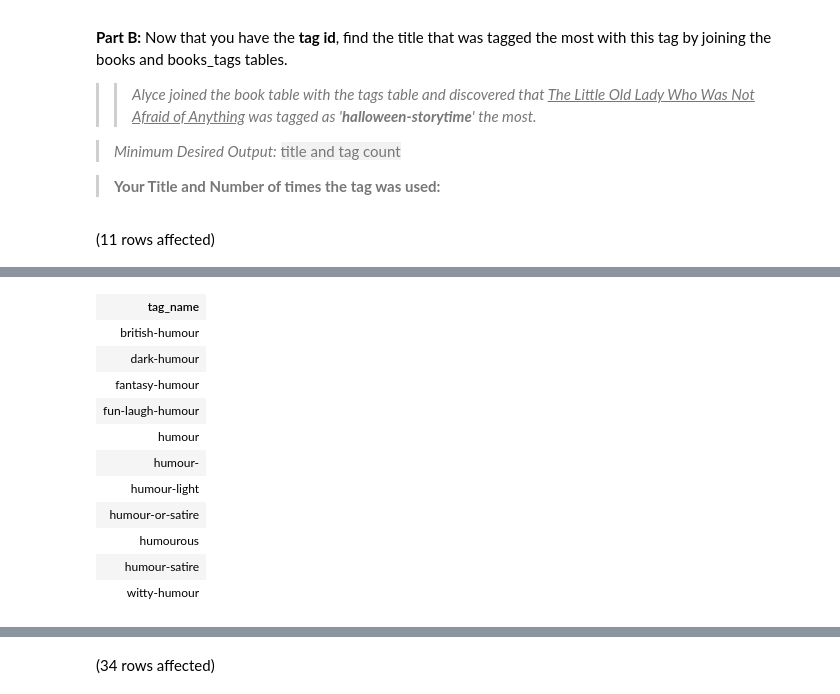
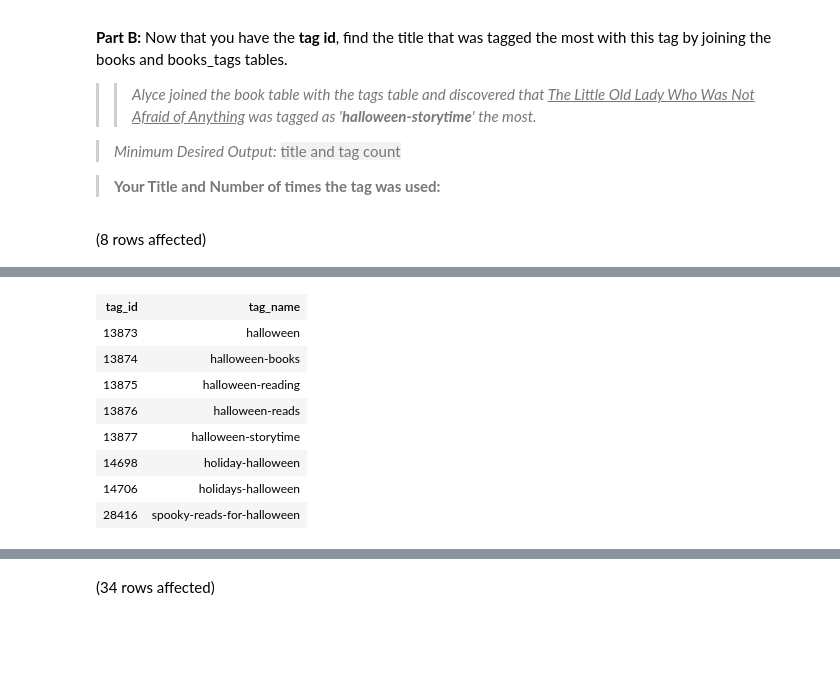
Before and after one commit to mtejasvi/SQL-Part-3-Exercises, a Jupyter notebook: SQL-Part-3-Exercises/Notebook-1.ipynb, the cells around one changed output, grey strips where cells are left out. Cells and saved outputs as stored; diff of their text form; code cells hidden in the pictures; blank space fills up the shorter version.

```diff
--- a/SQL-Part-3-Exercises/Notebook-1.ipynb
+++ b/SQL-Part-3-Exercises/Notebook-1.ipynb
@@ -277,6 +277,6 @@ Some suggestions: any hobbies you like? baking, drawing, etc. how about favorite
 
 > **Your Title and Number of times the tag was used:**
 # %%
-select distinct(tag_name) from BooksDB.dbo.tags where tag_name like '%humour%'
+select * from BooksDB.dbo.tags where tag_name like '%halloween%'
 # %% [output]
-(11 rows affected)
+(8 rows affected)
@@ -284,12 +284,9 @@ Total execution time: 00:00:00.106
-| tag_name |
-| british-humour |
-| dark-humour |
-| fantasy-humour |
-| fun-laugh-humour |
-| humour |
-| humour- |
-| humour-light |
-| humour-or-satire |
-| humourous |
-| humour-satire |
-| witty-humour |
+| tag_id | tag_name |
+| 13873 | halloween |
+| 13874 | halloween-books |
+| 13875 | halloween-reading |
+| 13876 | halloween-reads |
+| 13877 | halloween-storytime |
+| 14698 | holiday-halloween |
+| 14706 | holidays-halloween |
+| 28416 | spooky-reads-for-halloween |
```
Also changed, not shown: parts of 4 cells of this notebook.
